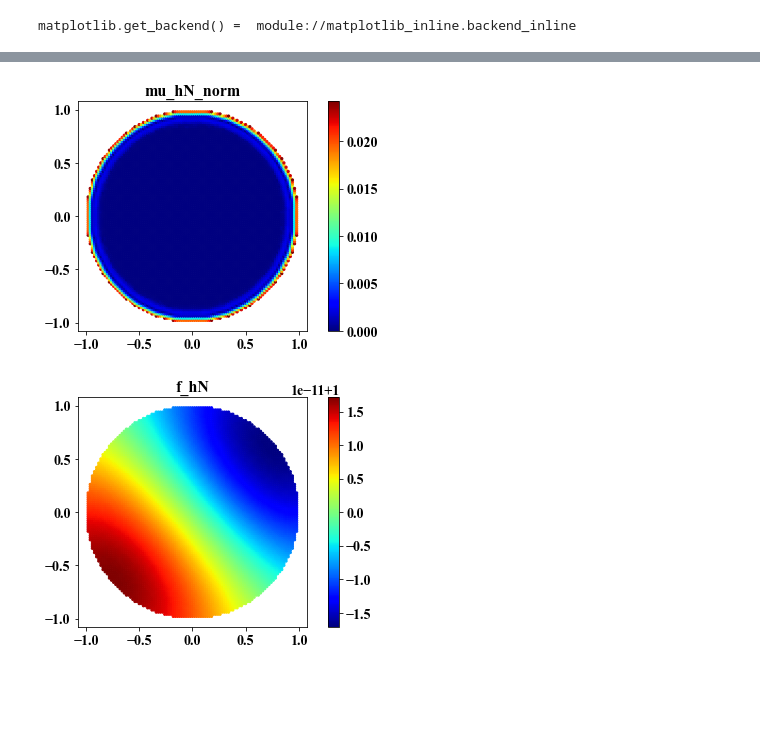
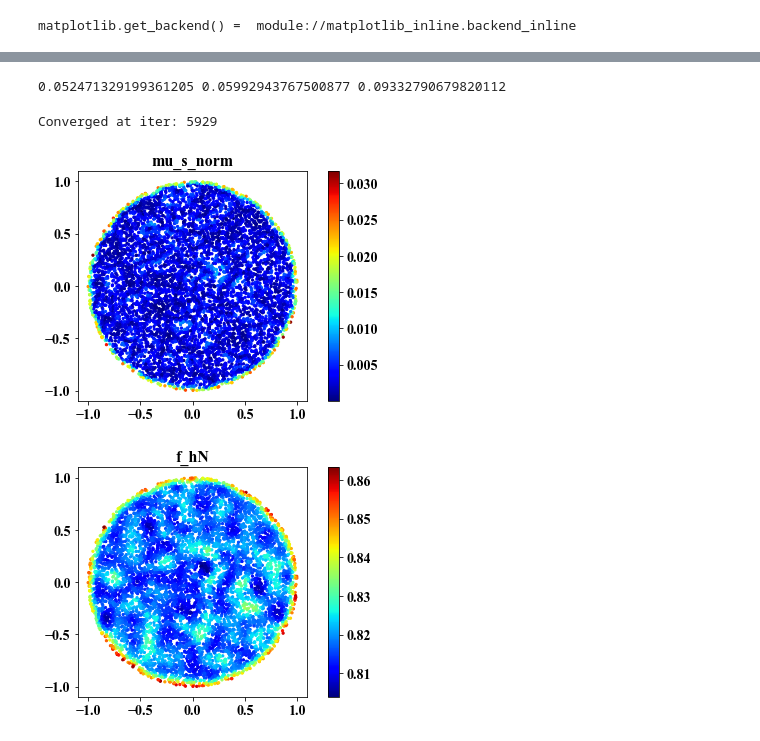
Before and after one commit to choltz95/density-estimation, a Jupyter notebook: circular_disk_doubly_stochastic.ipynb, the cells around one changed output, grey strips where cells are left out. Saved outputs shown, nothing was run; the diff lists cells and outputs as text; code cells hidden in the pictures; blank space fills up the shorter version.

```diff
--- a/circular_disk_doubly_stochastic.ipynb
+++ b/circular_disk_doubly_stochastic.ipynb
@@ -23,9 +25,16 @@ vis.data(X, ddX)
 # %%
-k_nn = 49
+k_nn = 128
 neigh_dist, neigh_ind = util_.nearest_neighbors(X, k_nn, metric='euclidean')
+
+neigh_dist = neigh_dist[:,1:]
+neigh_ind = neigh_ind[:,1:]
 # %%
-h = 0.05
+h_cand = np.sqrt(2)*neigh_dist[:,-1]/np.sqrt(chi2.ppf(0.99, df=2))
+print(np.min(h_cand), np.median(h_cand), np.max(h_cand))
+h = np.min(h_cand)
 K = np.exp(-neigh_dist**2/h**2)
+# %% [output]
+0.052471329199361205 0.05992943767500877 0.09332790679820112
 # %%
 n = X.shape[0]
 source_ind = np.repeat(np.arange(n),neigh_ind.shape[1])
@@ -39,23 +48,30 @@ K.data /= ones_K_like.data
 # %%
 K = K.tocoo()
 # %%
-def sinkhorn(K, maxiter=5000, delta=1e-10, eps=1e-20):
+def sinkhorn(K, maxiter=10000, delta=1e-10, eps=1e-20):
     """https://epubs.siam.org/doi/pdf/10.1137/20M1342124 """
     D = np.array(K.sum(axis=1)).squeeze()
-    d0 = 1./(D + eps)
-    dp = 1./(K.dot(d0) + eps)
-    d = 1./(K.dot(dp) + eps)
+    d0 = 1./(D+eps)
+    d1 = 1./(K.dot(d0)+eps)
+    d2 = 1./(K.dot(d1)+eps)
     tau = 2
     for tau in range(maxiter):
-        d = 1. / (K.T.dot(dp) + eps)
-        dr = np.sqrt(dp * d)
-        if np.max(np.abs(dp / d - 1)) < delta:
+        if np.max(np.abs(d0 / d2 - 1)) < delta:
             print('Converged at iter:', tau)
             break
-        dp = d
-    K.data = K.data*dr[K.row]*dr[K.col]
+        d3 = 1. / (K.dot(d2) + eps)
+        d0=d1
+        d1=d2
+        d2=d3
+    d = np.sqrt(d2 * d1)
+    K.data = K.data*d[K.row]*d[K.col]
     return K, d
 
+K_old = K.copy()
 K, D = sinkhorn(K)
 K = K.tocsr()
+# %% [output]
+Converged at iter: 5929
+# %%
+s = 1.05
 # %%
@@ -66,9 +82,9 @@ for i in range(X.shape[0]):
 # %%
-vis.data(X, mu_hN_norm, title='mu_hN_norm', colorbar=True)
+vis.data(X, mu_s_norm, title='mu_s_norm', colorbar=True)
 # %% [output]
-[figure, old version]
+[figure, new version]
 # %%
-vis.data(X, np.array(K.sum(axis=1)).flatten(), title='f_hN', colorbar=True)
+vis.data(X, np.array((K.power(s)).sum(axis=1)).flatten(), title='f_hN', colorbar=True)
 # %% [output]
-[figure, old version]
+[figure, new version]
 # %%
```
Also changed, not shown: parts of 14 cells of this notebook, 6 other files.
